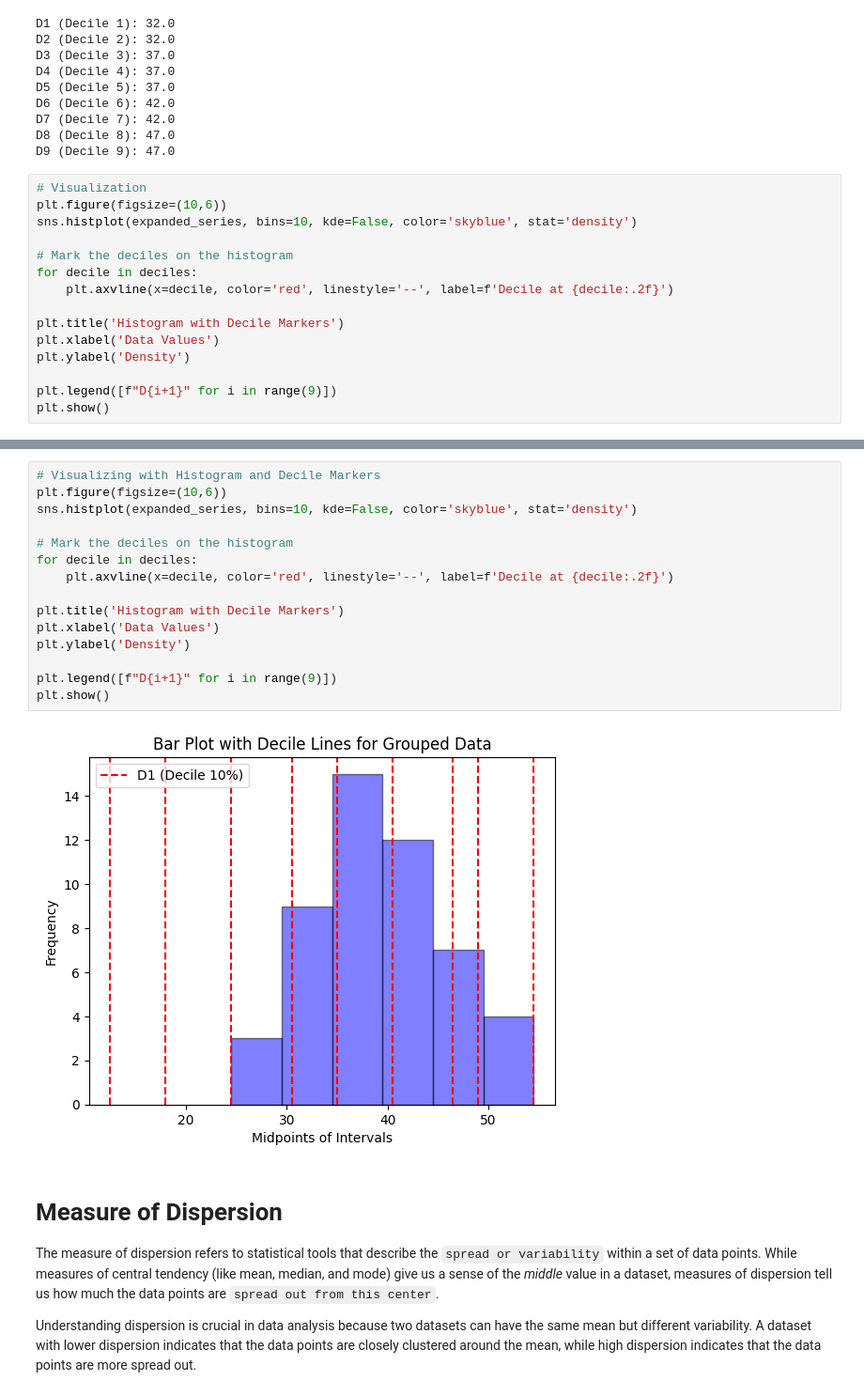
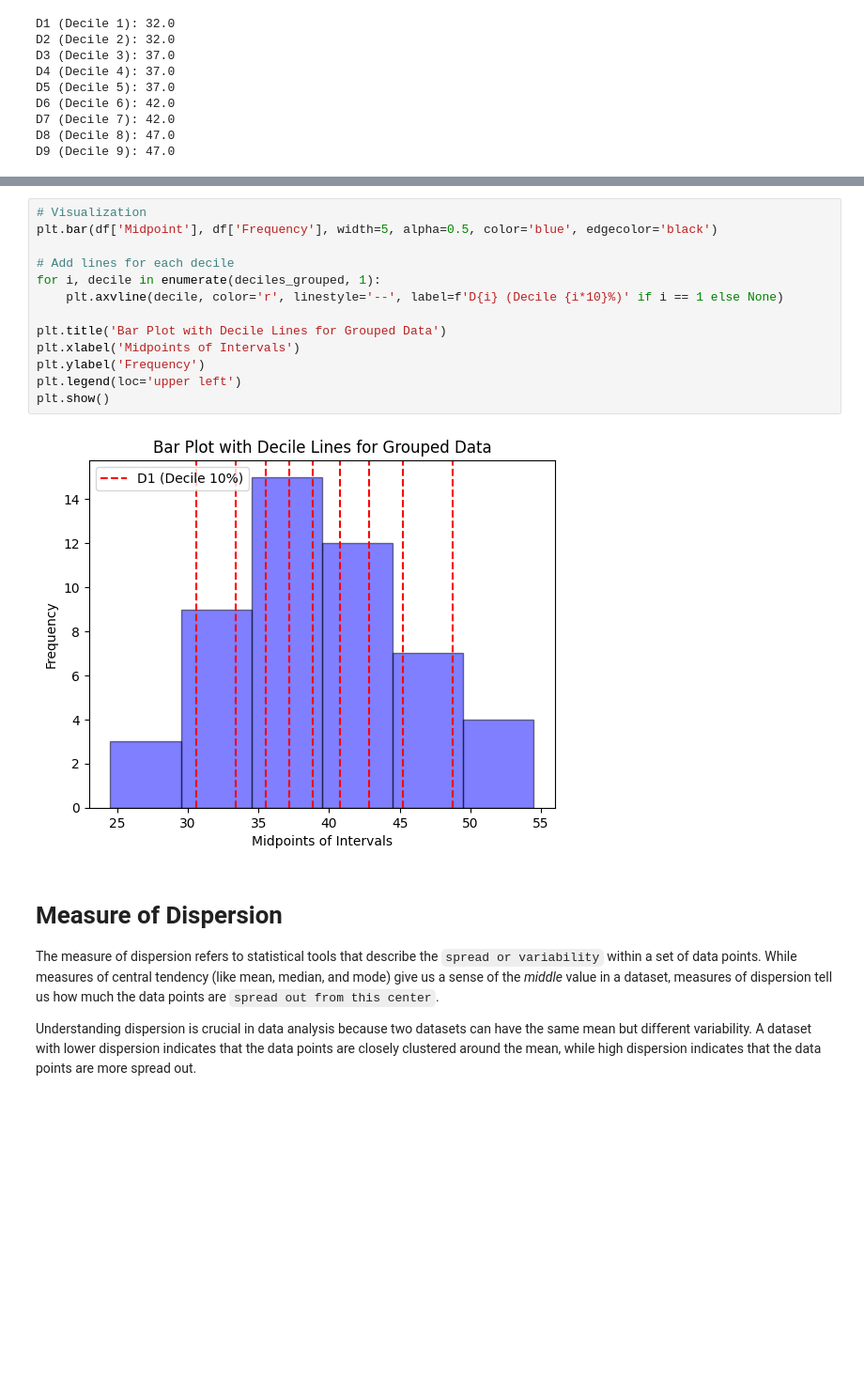
Before and after one commit to imranhasan22/handbook_imran, a Jupyter notebook: ai/Statistics.ipynb, the cells around one changed output, grey strips where cells are left out. Shown: that part at 94% size. Drawn from its saved outputs; the diff is of its cells as text; blank space fills up the shorter version.

```diff
--- a/ai/Statistics.ipynb
+++ b/ai/Statistics.ipynb
@@ -1092,18 +1092,3 @@ D6 (Decile 6): 42.0
 D7 (Decile 7): 42.0
 D8 (Decile 8): 47.0
 D9 (Decile 9): 47.0
-# %%
-# Visualization
-plt.figure(figsize=(10,6))
-sns.histplot(expanded_series, bins=10, kde=False, color='skyblue', stat='density')
-
-# Mark the deciles on the histogram
-for decile in deciles:
-    plt.axvline(x=decile, color='red', linestyle='--', label=f'Decile at {decile:.2f}')
-
-plt.title('Histogram with Decile Markers')
-plt.xlabel('Data Values')
-plt.ylabel('Density')
-
-plt.legend([f"D{i+1}" for i in range(9)])
-plt.show()
@@ -1112,20 +1095,18 @@ plt.show()
 # %%
-# Visualizing with Histogram and Decile Markers
-plt.figure(figsize=(10,6))
-sns.histplot(expanded_series, bins=10, kde=False, color='skyblue', stat='density')
+# Visualization
+plt.bar(df['Midpoint'], df['Frequency'], width=5, alpha=0.5, color='blue', edgecolor='black')
 
-# Mark the deciles on the histogram
-for decile in deciles:
-    plt.axvline(x=decile, color='red', linestyle='--', label=f'Decile at {decile:.2f}')
+# Add lines for each decile
+for i, decile in enumerate(deciles_grouped, 1):
+    plt.axvline(decile, color='r', linestyle='--', label=f'D{i} (Decile {i*10}%)' if i == 1 else None)
 
-plt.title('Histogram with Decile Markers')
-plt.xlabel('Data Values')
-plt.ylabel('Density')
-
-plt.legend([f"D{i+1}" for i in range(9)])
+plt.title('Bar Plot with Decile Lines for Grouped Data')
+plt.xlabel('Midpoints of Intervals')
+plt.ylabel('Frequency')
+plt.legend(loc='upper left')
 plt.show()
 # %% [output]
-[figure, old version]
+[figure, new version]
 # %% [markdown]
 # Measure of Dispersion
 The measure of dispersion refers to statistical tools that describe the `spread or variability` within a set of data points. While measures of central tendency (like mean, median, and mode) give us a sense of the *middle* value in a dataset, measures of dispersion tell us how much the data points are `spread out from this center`.
```
Also changed, not shown: parts of 1 cell of this notebook.
